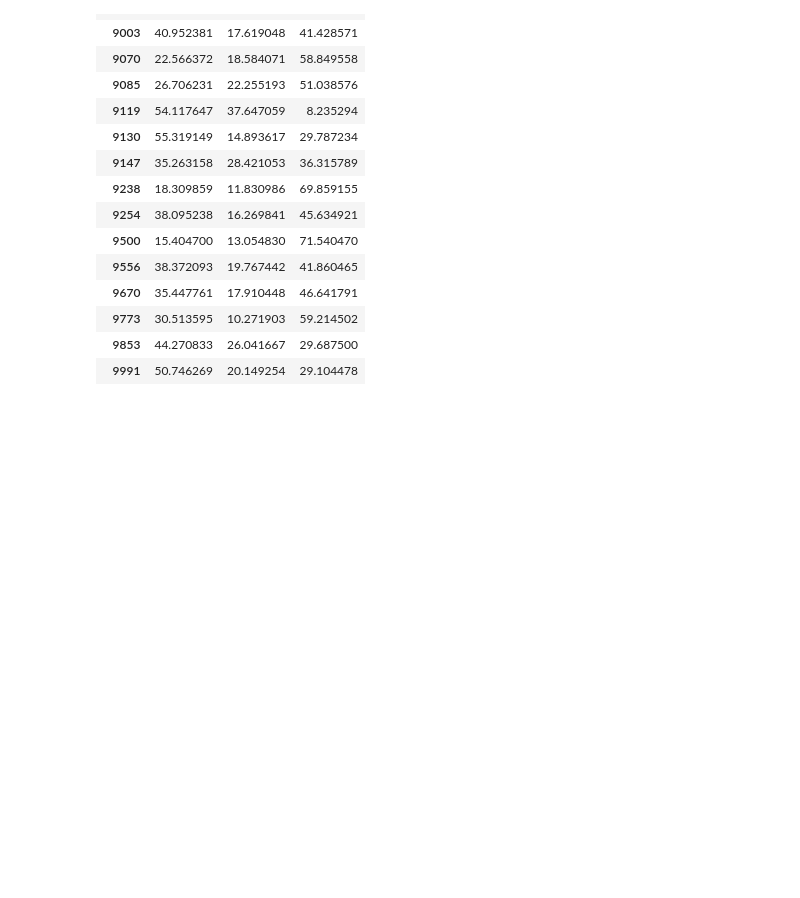
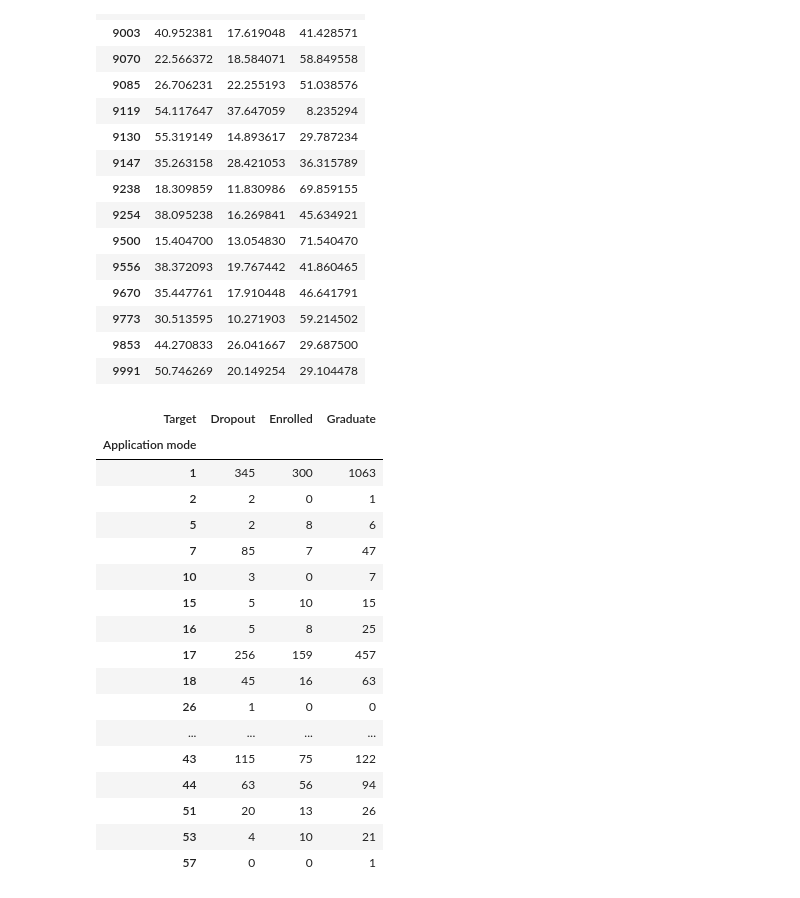
Before and after one commit to yashminparween/Internship_ybi_foundation, a Jupyter notebook: notebooks/data_understanding.ipynb, the cells around one changed output. Saved outputs shown, nothing was run; the diff lists cells and outputs as text; code cells hidden in the pictures; blank space fills up the shorter version.

```diff
--- a/notebooks/data_understanding.ipynb
+++ b/notebooks/data_understanding.ipynb
@@ -266,3 +266,24 @@ pd.crosstab(df["Course"],df["Target"],normalize="index")*100
 | 9773 | 30.513595 | 10.271903 | 59.214502 |
 | 9853 | 44.270833 | 26.041667 | 29.687500 |
 | 9991 | 50.746269 | 20.149254 | 29.104478 |
+# %%
+pd.crosstab(df["Application mode"],df["Target"])
+# %% [output]
+| Target | Dropout | Enrolled | Graduate |
+| Application mode |  |  |  |
+| 1 | 345 | 300 | 1063 |
+| 2 | 2 | 0 | 1 |
+| 5 | 2 | 8 | 6 |
+| 7 | 85 | 7 | 47 |
+| 10 | 3 | 0 | 7 |
+| 15 | 5 | 10 | 15 |
+| 16 | 5 | 8 | 25 |
+| 17 | 256 | 159 | 457 |
+| 18 | 45 | 16 | 63 |
+| 26 | 1 | 0 | 0 |
+| ... | ... | ... | ... |
+| 43 | 115 | 75 | 122 |
+| 44 | 63 | 56 | 94 |
+| 51 | 20 | 13 | 26 |
+| 53 | 4 | 10 | 21 |
+| 57 | 0 | 0 | 1 |
```
Also changed, not shown: parts of 4 cells of this notebook.
